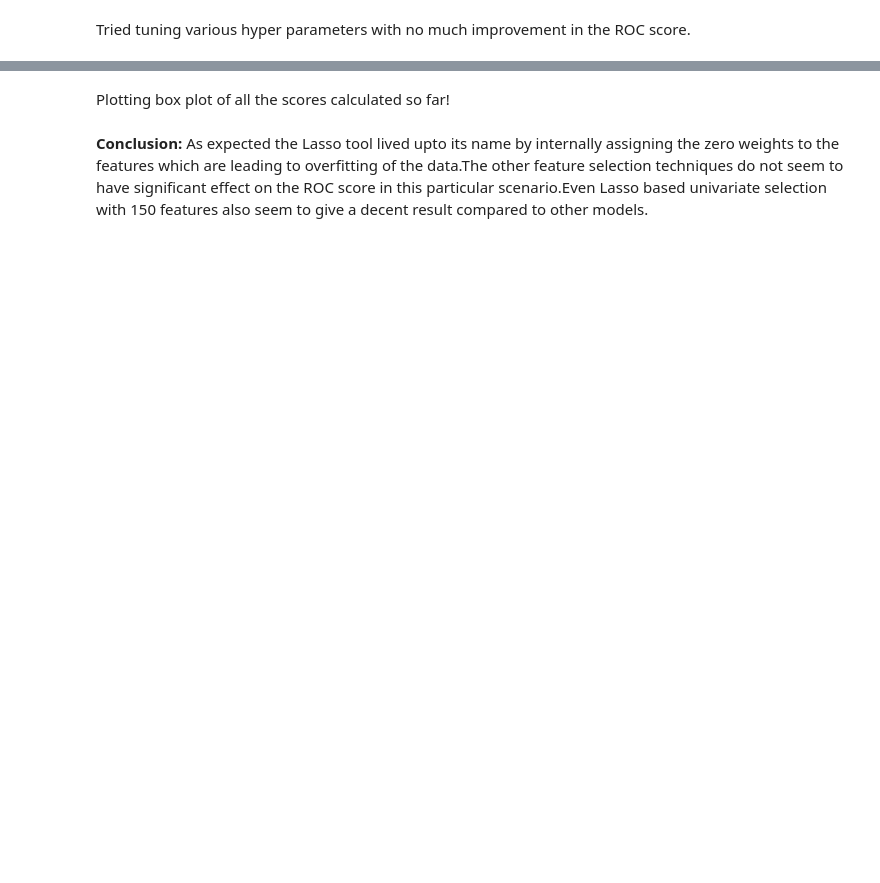
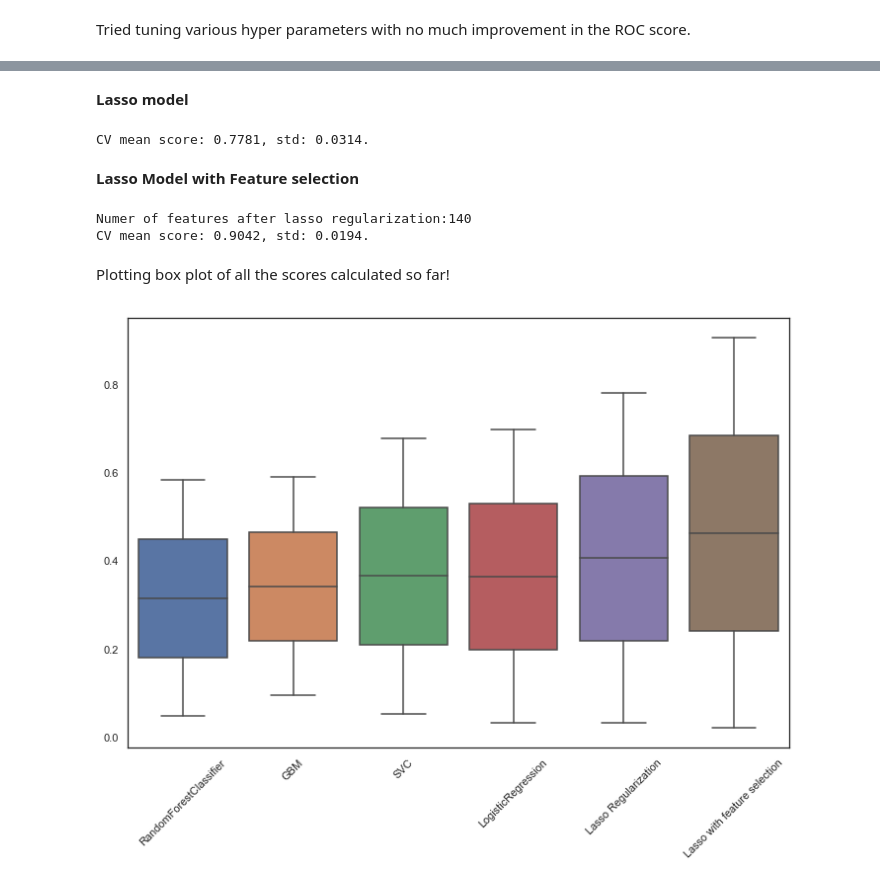
Before and after one commit to A-Aparna/-Please-Don-t-Overfit, a Jupyter notebook: please! dont overfit.ipynb, the cells around one changed output, grey strips where cells are left out. Cells and saved outputs as stored; diff of their text form; code cells hidden in the pictures; blank space fills up the shorter version.

Commit message:
Add files via upload
Updated with 5 algorithms and one feature selection .

```diff
--- a/please! dont overfit.ipynb
+++ b/please! dont overfit.ipynb
@@ -136,9 +160,7 @@ GBM_score=out_cross_val(gbm0, X_scale, y)
 # %%
 from sklearn.ensemble import GradientBoostingClassifier
 param_gbm=[{'n_estimators':range(20,81,10),'max_depth':range(5,16,2)}]
-#gsearch_gbm = GridSearchCV(estimator = GradientBoostingClassifier(learning_rate=0.1,min_samples_leaf=50,max_features='sqrt',subsample=0.8,random_state=10),
- #                                                              param_grid = param_gbm, scoring='roc_auc',n_jobs=4,iid=False, cv=5)
-gsearch_gbm = GridSearchCV(estimator = GradientBoostingClassifier(),param_grid = param_gbm)
+gsearch_gbm = GridSearchCV(estimator = GradientBoostingClassifier(),param_grid = param_gbm,cv=5)
 gsearch_gbm.fit(X_scale,y)
 print('the best score is:{}'.format(gsearch_gbm.best_score_))
 print('the best parameters are:{}'.format(gsearch_gbm.best_params_))
@@ -164,27 +188,36 @@ score_RFC=out_cross_val(model_RFC,X_scale,y)
+# %% [markdown]
+**Lasso model**
+# %%
+from sklearn.linear_model import Lasso
+from sklearn.feature_selection import SelectFromModel
+model_lasso = Lasso(alpha=0.01)
+lasso_score=out_cross_val(model_lasso,X_scale,y)
+# %% [output]
+CV mean score: 0.7781, std: 0.0314.
+# %% [markdown]
+**Lasso Model with Feature selection**
 # %%
-from sklearn.linear_model import Lasso
-from sklearn.feature_selection import SelectFromModel
-model_lasso = Lasso(alpha=0.01)
-lasso_score=out_cross_val(model_lasso,X_scale,y)
 # Set a minimum threshold of 0.01 by trial and error
 sfm_lasso = SelectFromModel(model_lasso, threshold=0.001)
-#sfm = SelectFromModel(clf)
 sfm_lasso.fit(X_scale, y)
 X_transform = sfm_lasso.transform(X)
-print(X_transform.shape)
+print('Numer of features after lasso regularization:{}'.format(X_transform.shape[1]))
 lasso_featurescore=out_cross_val(model_lasso,X_transform,y)
+# %% [output]
+Numer of features after lasso regularization:140
+CV mean score: 0.9042, std: 0.0194.
 # %% [markdown]
 Plotting box plot of all the scores calculated so far!
 # %%
 plt.figure(figsize=(12, 8));
-scores_df = pd.DataFrame({'LogisticRegression': log_score})
+scores_df = pd.DataFrame({'RandomForestClassifier': score_RFC})
+scores_df['GBM'] = GBM_score
 scores_df['SVC'] = svc_score
-#scores_df['Lasso Uni-sel'] = lasso_score_US
-scores_df['GBM'] = GBM_score
-scores_df['Lasso Regularization'] = lasso_featurescore
-scores_df['RandomForestClassifier'] = score_RFC
+scores_df['LogisticRegression'] = log_score
+scores_df['Lasso Regularization'] = lasso_score
+scores_df['Lasso with feature selection'] = lasso_featurescore
 
 sns.boxplot(data=scores_df);
 plt.xticks(rotation=45);
+# %% [output]
+[figure, added]
-# %% [markdown]
-**Conclusion:** As expected the Lasso tool lived upto its name by internally assigning the zero weights to the features which are leading to overfitting of the data.The other feature selection techniques do not seem to have significant effect on the ROC score in this particular scenario.Even Lasso based univariate selection with 150 features also seem to give a decent result compared to other models.
```
Also changed, not shown: parts of 17 cells of this notebook.
